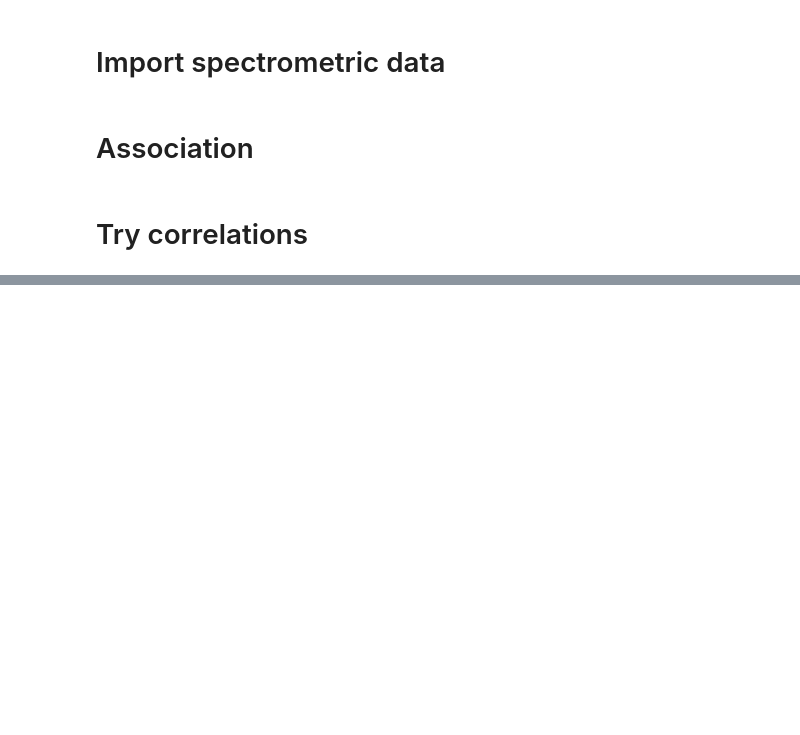
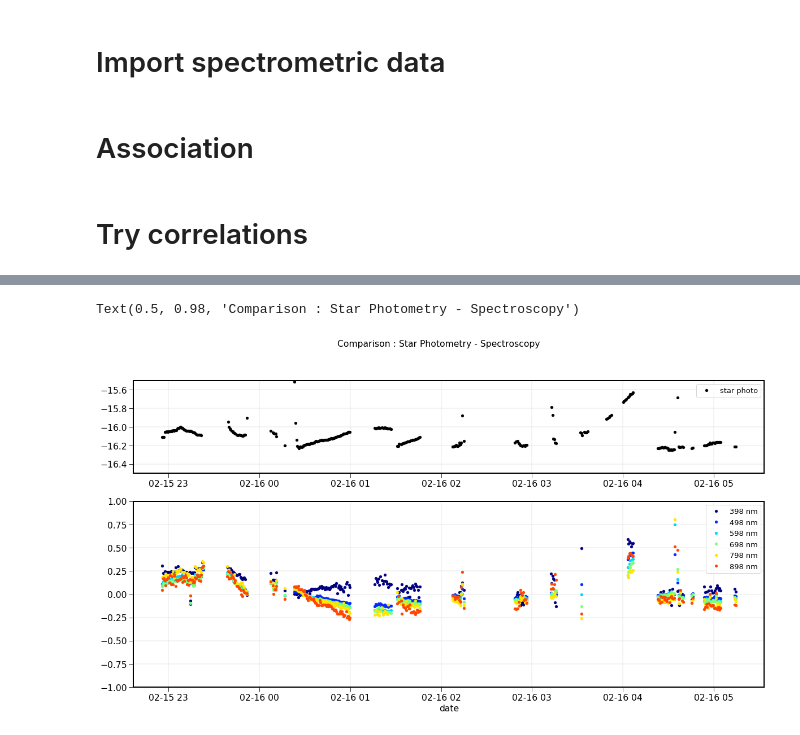
Before and after one commit to sylvielsstfr/SpectractorAnaAtm19, a Jupyter notebook: ana_20190215_HD116405_Filtre_None/MergeSpectroPhoto.ipynb, the cells around one changed output, grey strips where cells are left out. Drawn from its saved outputs; the diff is of its cells as text; code cells hidden in the pictures; blank space fills up the shorter version.

Commit message:
implement MergeSpectroPhoto.ipynb

```diff
--- a/ana_20190215_HD116405_Filtre_None/MergeSpectroPhoto.ipynb
+++ b/ana_20190215_HD116405_Filtre_None/MergeSpectroPhoto.ipynb
@@ -128,0 +181,6 @@ map_photo_to_spectro_idx= [ np.where(all_datetime2==time1)[0][0] for time1 in al
+# %%
+#idx = (np.abs(A-value)).argmin()
+# X = np.abs(A-value) ; idx = np.where( X == X.min() )
+all_idx = [ (np.abs(Lambdas_ref-WL_Selected[iw])).argmin() for iw in np.arange(NBSELW) ]
+# %%
+all_idx=np.array(all_idx)
@@ -129,17 +191,6 @@ map_photo_to_spectro_idx= [ np.where(all_datetime2==time1)[0][0] for time1 in al
 # %%
 # wavelength bin colors
 jet = plt.get_cmap('jet')
-cNorm = colors.Normalize(vmin=0, vmax=NWLBIN)
+cNorm = colors.Normalize(vmin=0, vmax=NBSELW)
 scalarMap = cmx.ScalarMappable(norm=cNorm, cmap=jet)
-all_colors = scalarMap.to_rgba(np.arange(NWLBIN), alpha=1)
+all_colors = scalarMap.to_rgba(np.arange(NBSELW), alpha=1)
-# %%
-plt.figure(figsize=(20,10))
-for iwl in np.arange(NWLBIN):
-    if iwl%50==0:
-        print(iwl,Lambdas_ref[iwl])
-        plt.scatter(t["starmag"],MAttenuation_mean_ALL[iwl,map_photo_to_spectro_idx],marker="o",color=all_colors[iwl])
-plt.xlabel("star magnitude")
-plt.ylabel("wavelenth dependence of relative attenuation")
-plt.xlim(-16.3,-15.5)
-plt.ylim(-0.5,0.6)
-plt.grid()
@@ -188,0 +197,27 @@ plt.ylim(-1.,1.)
+# %%
+plt.figure(figsize=(20,10))
+
+gs = gridspec.GridSpec(2, 1,height_ratios=[1, 2])
+
+ax1 = plt.subplot(gs[0,0])
+ax1.plot(all_datetime1,t["starmag"],'ko',label="star photo")
+ax1.set_ylim(-16.5,-15.5)
+ax1.grid()
+ax1.legend()
+ax2 = plt.subplot(gs[1,0],sharex=ax1)
+
+count=0
+for iwl in all_idx:
+
+    ax2.plot(all_datetime1,MAttenuation_mean_ALL[iwl,map_photo_to_spectro_idx],'o',
+             color=all_colors[count],label="{:3.0f} nm".format(Lambdas_ref[iwl]))
+    count+=1
+
+ax2.grid()
+ax2.legend()
+ax2.set_ylim(-1.,1.)
+ax2.set_xlabel("date")
+plt.suptitle("Comparison : Star Photometry - Spectroscopy")
+# %% [output]
+Text(0.5, 0.98, 'Comparison : Star Photometry - Spectroscopy')
+[figure, added]
```
Also changed, not shown: parts of 14 cells of this notebook.
